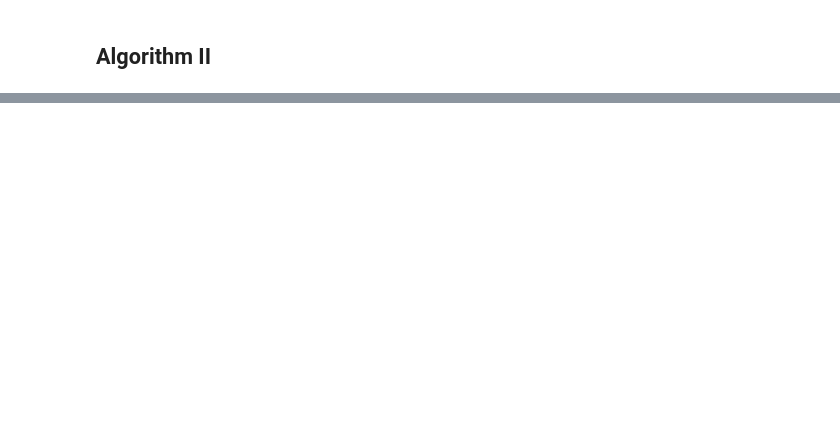
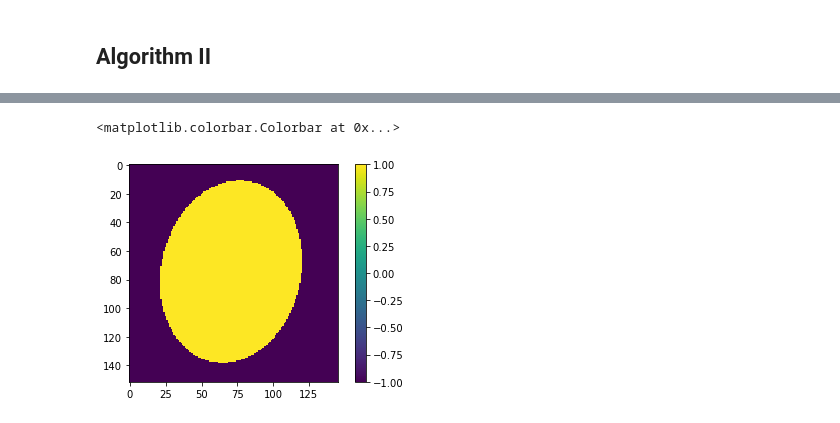
Before and after one commit to Jacob-Relle/MIP-Projekt, a Jupyter notebook: Project.ipynb, the cells around one changed output, grey strips where cells are left out. Cells and saved outputs as stored; diff of their text form; code cells hidden in the pictures; blank space fills up the shorter version.

```diff
--- a/Project.ipynb
+++ b/Project.ipynb
@@ -334,0 +343,11 @@ imgplot = plt.imshow(image)
+# %%
+image = plt.imread('dna-0.png')[...,0]
+S = {frozenset([1])}
+Omega = np.ones_like(image,dtype=int)
+f, theta = Solv(Omega,image,S)
+segmentation = segmented(Omega, image, f, theta, list(S))
+plt.imshow(segmentation)
+plt.colorbar()
+# %% [output]
+<matplotlib.colorbar.Colorbar at 0x...>
+[figure, added]
```
Also changed, not shown: parts of 19 cells of this notebook, 3 other files.
